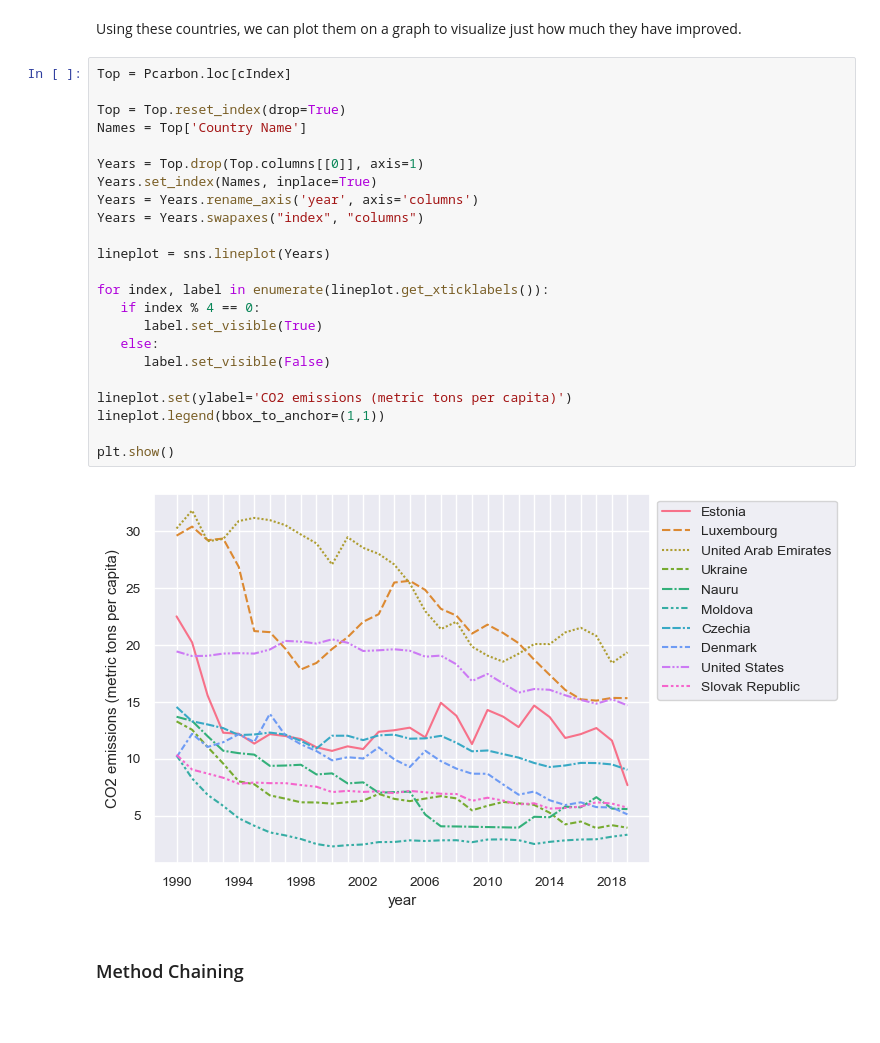
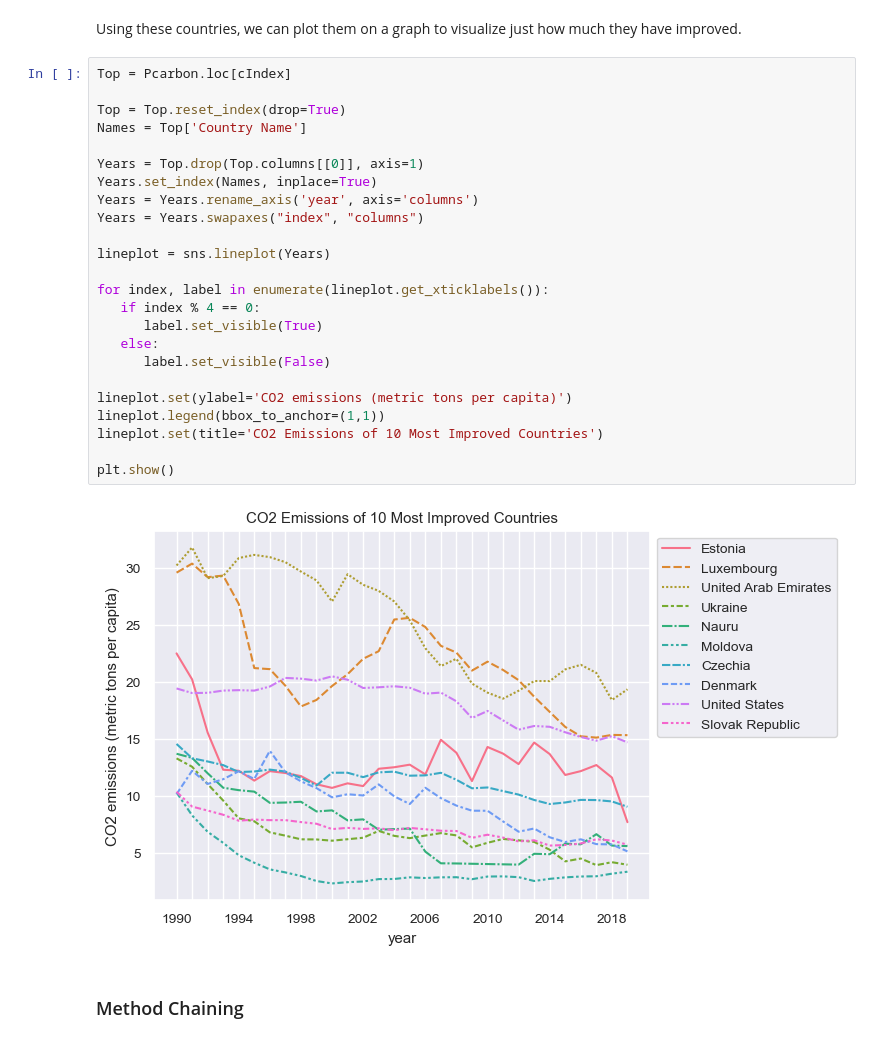
Before and after one commit to ubco-W2022T1-cosc301/project-group42, a Jupyter notebook: notebooks/analysis3.ipynb, the cells around one changed output. Saved outputs shown, nothing was run; the diff lists cells and outputs as text; blank space fills up the shorter version.

```diff
--- a/notebooks/analysis3.ipynb
+++ b/notebooks/analysis3.ipynb
@@ -204,28 +215,29 @@ Using these countries, we can plot them on a graph to visualize just how much th
 # %%
 Top = Pcarbon.loc[cIndex]
 
 Top = Top.reset_index(drop=True)
 Names = Top['Country Name']
 
 Years = Top.drop(Top.columns[[0]], axis=1)
 Years.set_index(Names, inplace=True)
 Years = Years.rename_axis('year', axis='columns')
 Years = Years.swapaxes("index", "columns")
 
 lineplot = sns.lineplot(Years)
 
 for index, label in enumerate(lineplot.get_xticklabels()):
    if index % 4 == 0:
       label.set_visible(True)
    else:
       label.set_visible(False)
 
 lineplot.set(ylabel='CO2 emissions (metric tons per capita)')
 lineplot.legend(bbox_to_anchor=(1,1))
+lineplot.set(title='CO2 Emissions of 10 Most Improved Countries')
 
 plt.show()
 # %% [output]
-[figure, old version]
+[figure, new version]
 # %% [markdown]
 ### Method Chaining
 # %%
```
Also changed, not shown: parts of 3 cells of this notebook, 1 other file.
